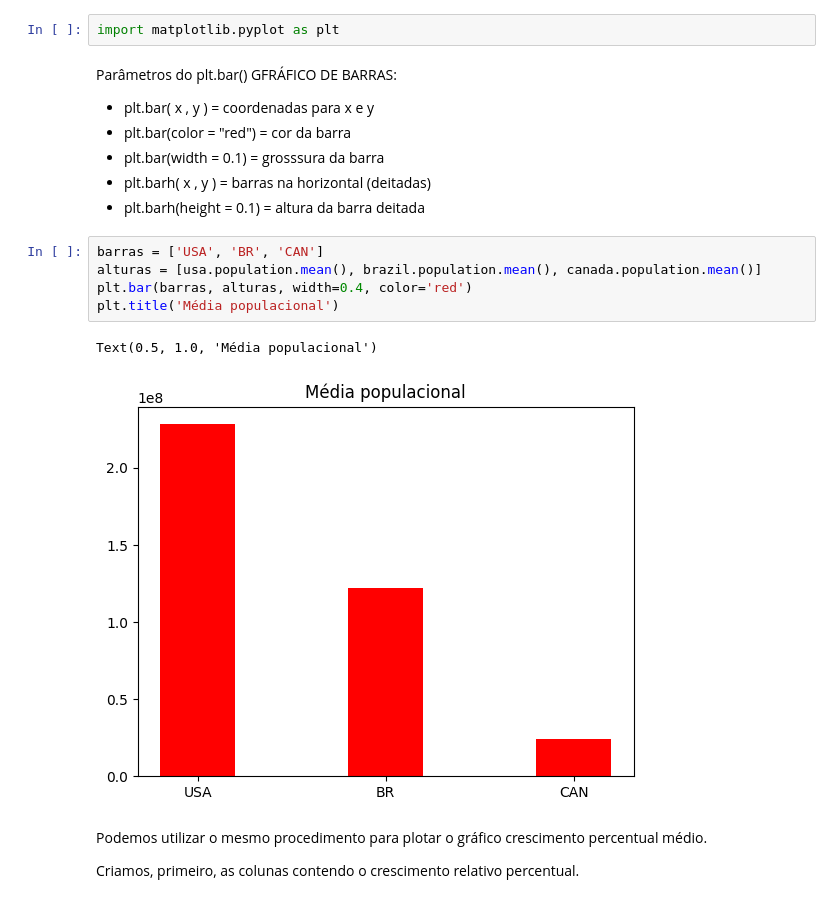
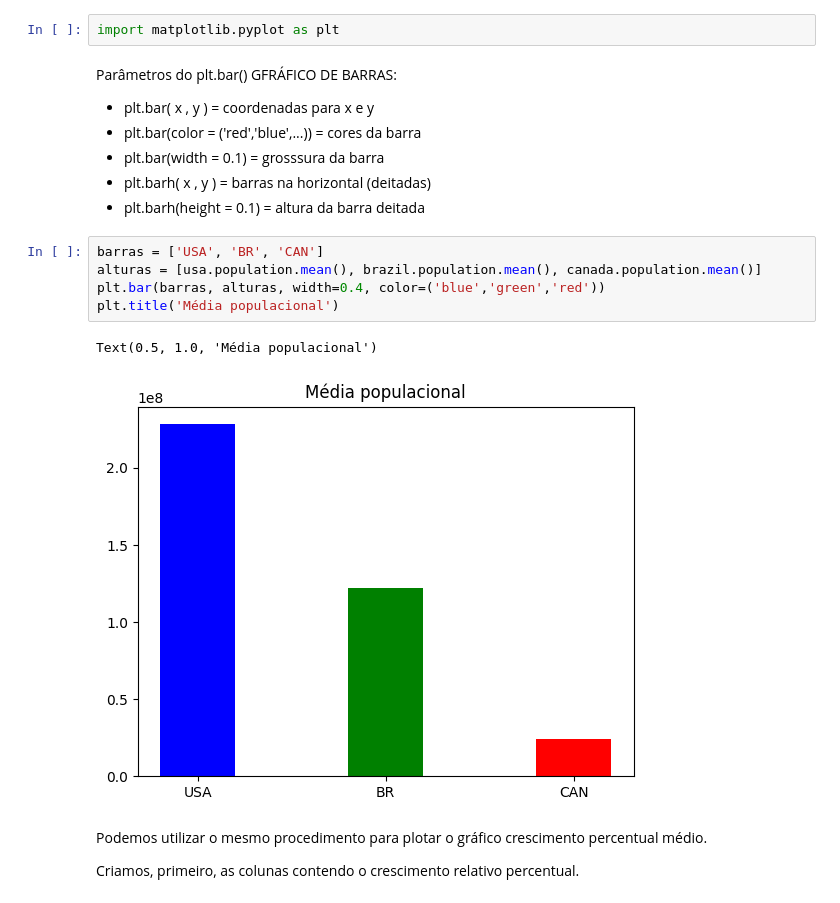
Before and after one commit to cvs2010/Data-Science-Projects, a Jupyter notebook: 00_pandas_tutorial.ipynb, the cells around one changed output. Cells and saved outputs as stored; diff of their text form.

```diff
--- a/00_pandas_tutorial.ipynb
+++ b/00_pandas_tutorial.ipynb
@@ -228,18 +228,18 @@ import matplotlib.pyplot as plt
 # %% [markdown]
 Parâmetros do plt.bar() GFRÁFICO DE BARRAS:
 - plt.bar( x , y ) = coordenadas para x e y
-- plt.bar(color = "red") = cor da barra
+- plt.bar(color = ('red','blue',...)) = cores da barra
 - plt.bar(width = 0.1) = grosssura da barra
 - plt.barh( x , y ) = barras na horizontal (deitadas)
 - plt.barh(height = 0.1) = altura da barra deitada
 # %%
 barras = ['USA', 'BR', 'CAN']
 alturas = [usa.population.mean(), brazil.population.mean(), canada.population.mean()]
-plt.bar(barras, alturas, width=0.4, color='red')
+plt.bar(barras, alturas, width=0.4, color=('blue','green','red'))
 plt.title('Média populacional')
 # %% [output]
 Text(0.5, 1.0, 'Média populacional')
-[figure, old version]
+[figure, new version]
 # %% [markdown]
 Podemos utilizar o mesmo procedimento para plotar o gráfico crescimento percentual médio.
 
```
Also changed, not shown: parts of 2 cells of this notebook.
